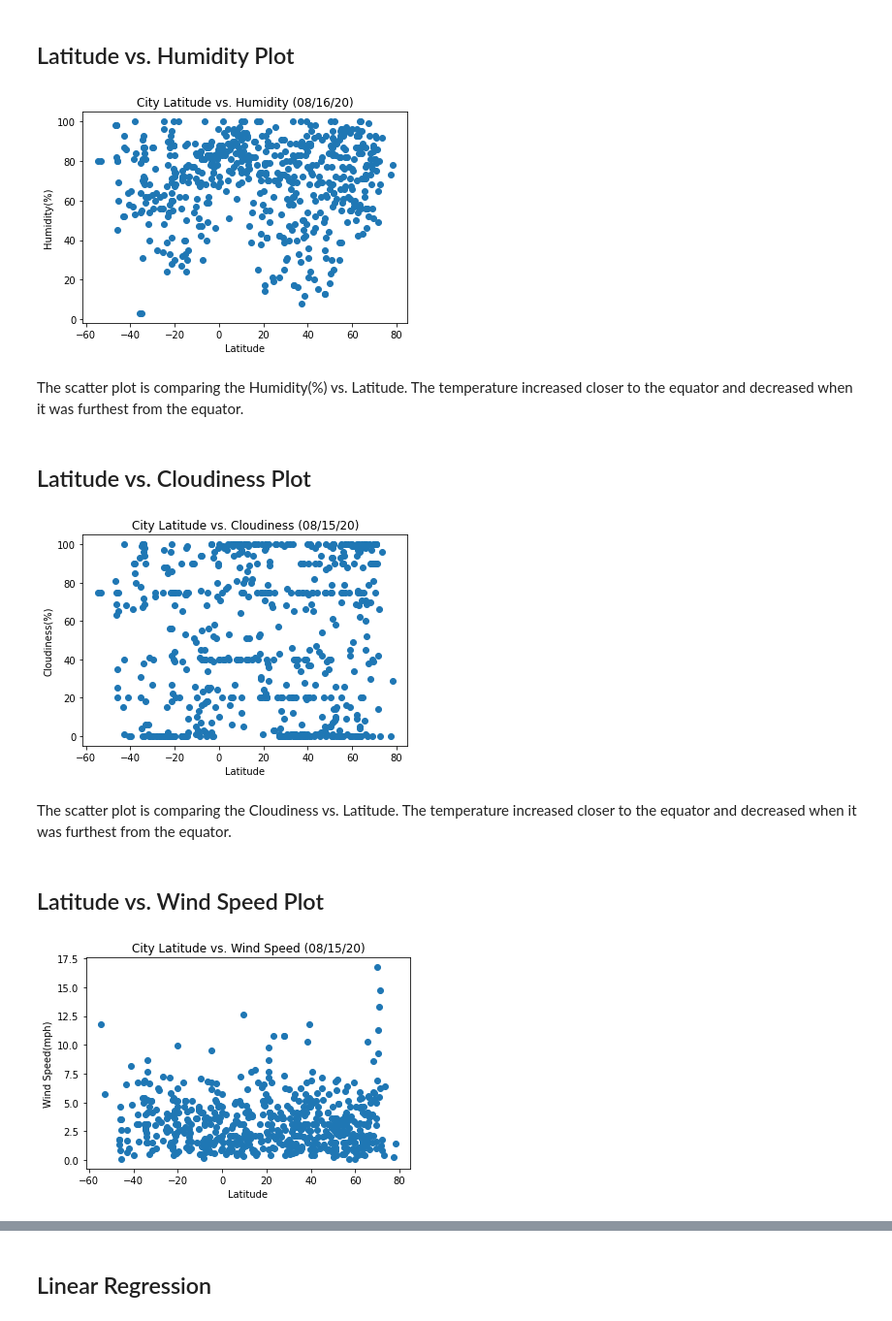
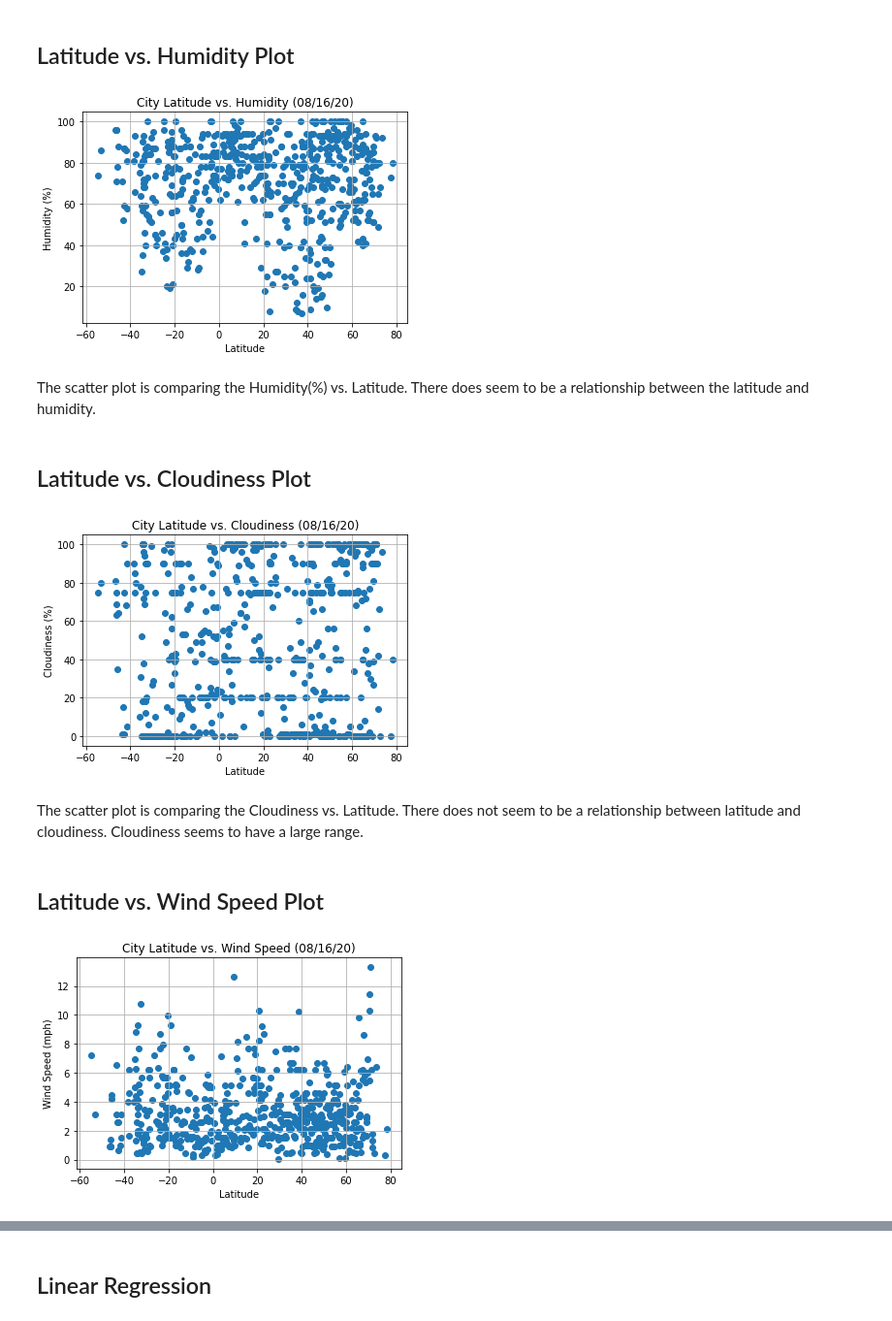
Before and after one commit to garzaadela/python-api-challenge, a Jupyter notebook: WeatherPy/WeatherPy.ipynb, the cells around one changed output, grey strips where cells are left out. Shown at 97% size. Saved outputs shown, nothing was run; the diff lists cells and outputs as text; code cells hidden in the pictures.

```diff
--- a/WeatherPy/WeatherPy.ipynb
+++ b/WeatherPy/WeatherPy.ipynb
@@ -159,40 +140,46 @@ The scatter plot is comparing the Max temperature vs. Latitude.  The temperature
 # %% [markdown]
 ## Latitude vs. Humidity Plot
 # %%
+plt.grid()
 hum_df = new_df["Humidity"]
 Lat_df = new_df["Lat"]
 plt.scatter(Lat_df, hum_df)
 plt.xlabel('Latitude')
-plt.ylabel('Humidity(%)')
+plt.ylabel('Humidity (%)')
 plt.title("City Latitude vs. Humidity (08/16/20)")
+plt.savefig("lat_hum_all.png")
 plt.show()
 # %% [output]
-[figure, old version]
+[figure, new version]
 # %% [markdown]
-The scatter plot is comparing the Humidity(%) vs. Latitude.  The temperature increased closer to the equator and decreased when it was furthest from the equator.
+The scatter plot is comparing the Humidity(%) vs. Latitude.  There does seem to be a relationship between the latitude and humidity.
 # %% [markdown]
 ## Latitude vs. Cloudiness Plot
 # %%
+plt.grid()
 cloud_df = new_df["Cloudiness"]
 Lat_df = new_df["Lat"]
 plt.scatter(Lat_df, cloud_df)
 plt.xlabel('Latitude')
-plt.ylabel('Cloudiness(%)')
-plt.title("City Latitude vs. Cloudiness (08/15/20)")
+plt.ylabel('Cloudiness (%)')
+plt.title("City Latitude vs. Cloudiness (08/16/20)")
+plt.savefig("lat_cloud_all.png")
 plt.show()
 # %% [output]
-[figure, old version]
+[figure, new version]
-# %% [markdown]
-The scatter plot is comparing the Cloudiness vs. Latitude.  The temperature increased closer to the equator and decreased when it was furthest from the equator.
+# %% [markdown]
+The scatter plot is comparing the Cloudiness vs. Latitude.  There does not seem to be a relationship between latitude and cloudiness.  Cloudiness seems to have a large range.
 # %% [markdown]
 ## Latitude vs. Wind Speed Plot
 # %%
+plt.grid()
 wind_df = new_df["Wind Speed"]
 Lat_df = new_df["Lat"]
 plt.scatter(Lat_df, wind_df)
 plt.xlabel('Latitude')
-plt.ylabel('Wind Speed(mph)')
-plt.title("City Latitude vs. Wind Speed (08/15/20)")
+plt.ylabel('Wind Speed (mph)')
+plt.title("City Latitude vs. Wind Speed (08/16/20)")
+plt.savefig("lat_wind_all.png")
 plt.show()
 # %% [output]
-[figure, old version]
+[figure, new version]
```
Also changed, not shown: parts of 21 cells of this notebook, 12 other files.
